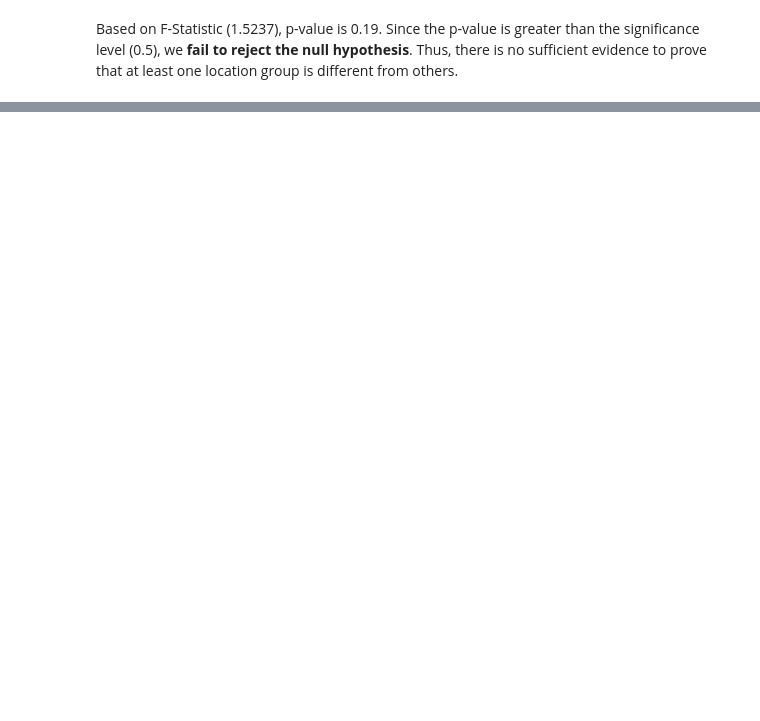
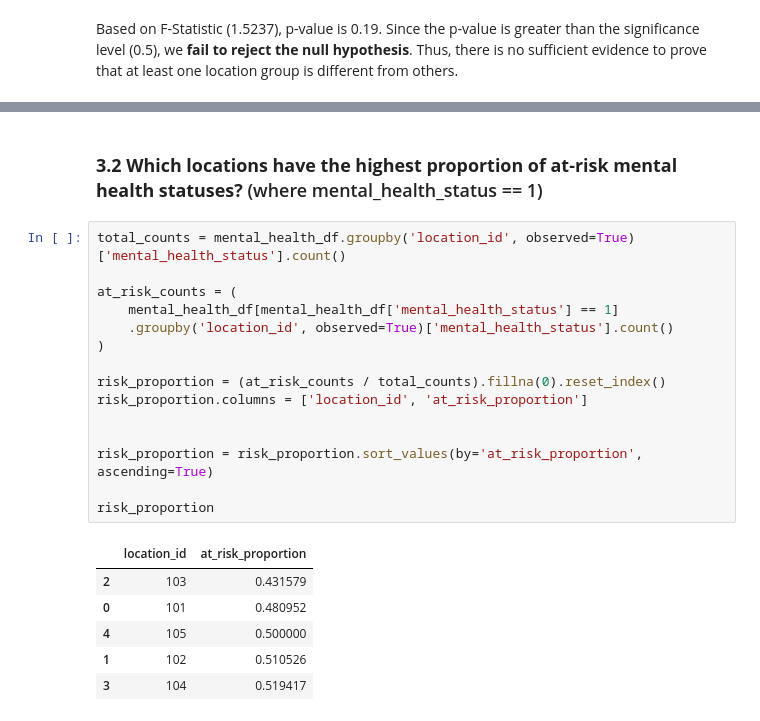
Before and after one commit to lanc3reyes/csmodel_mp, a Jupyter notebook: CSMODEL_Phase1_Group9.ipynb, the cells around one changed output, grey strips where cells are left out. Cells and saved outputs as stored; diff of their text form; blank space fills up the shorter version.

```diff
--- a/CSMODEL_Phase1_Group9.ipynb
+++ b/CSMODEL_Phase1_Group9.ipynb
@@ -731,0 +370,24 @@ Based on the analysis across five different campus locations, the relationship b
+# %% [markdown]
+### __3.2 Which locations have the highest proportion of at-risk mental health statuses?__ (where mental_health_status == 1)
+# %%
+total_counts = mental_health_df.groupby('location_id', observed=True)['mental_health_status'].count()
+
+at_risk_counts = (
+    mental_health_df[mental_health_df['mental_health_status'] == 1]
+    .groupby('location_id', observed=True)['mental_health_status'].count()
+)
+
+risk_proportion = (at_risk_counts / total_counts).fillna(0).reset_index()
+risk_proportion.columns = ['location_id', 'at_risk_proportion']
+
+
+risk_proportion = risk_proportion.sort_values(by='at_risk_proportion', ascending=True)
+
+risk_proportion
+# %% [output]
+|  | location_id | at_risk_proportion |
+| 2 | 103 | 0.431579 |
+| 0 | 101 | 0.480952 |
+| 4 | 105 | 0.500000 |
+| 1 | 102 | 0.510526 |
+| 3 | 104 | 0.519417 |
```
Also changed, not shown: parts of 38 cells of this notebook.
